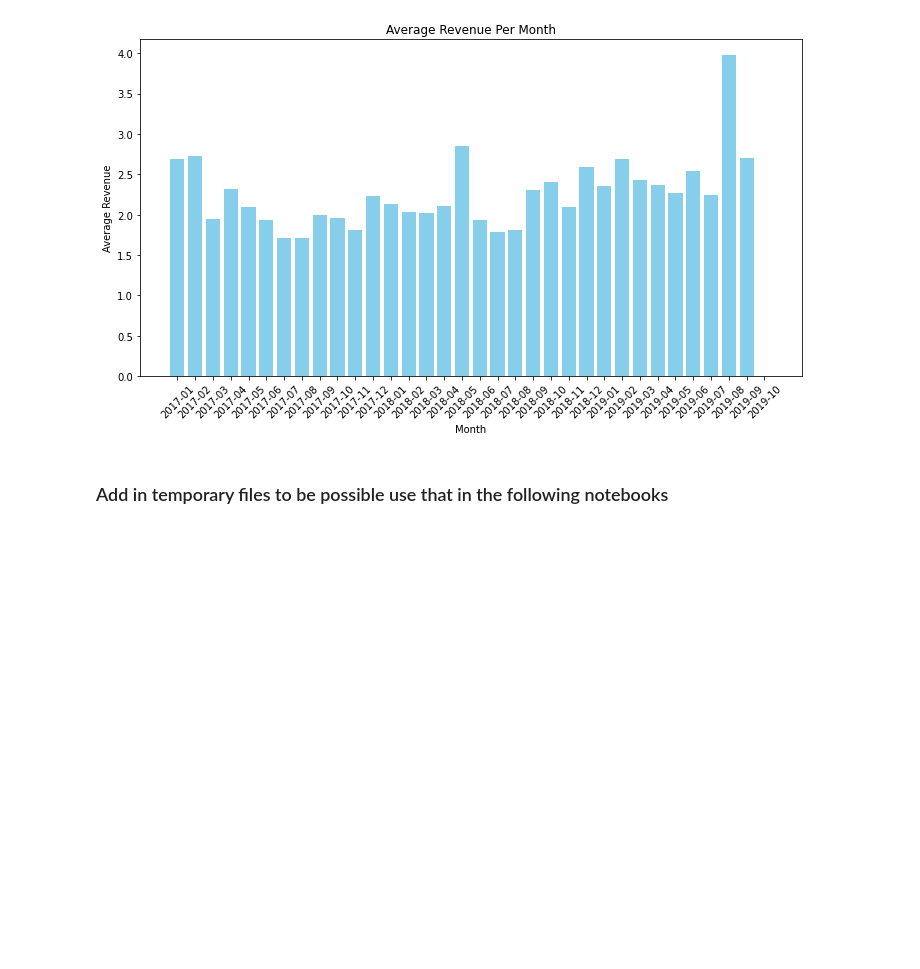
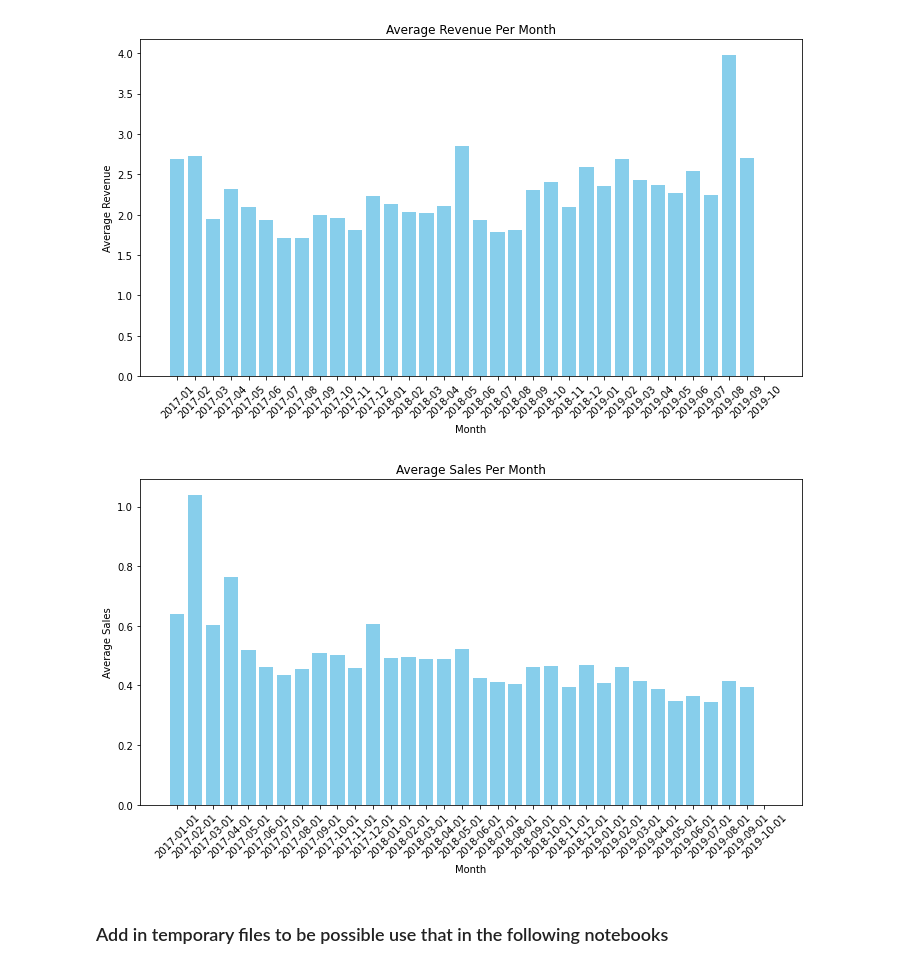
Before and after one commit to yurimfreitas/ProjectII, a Jupyter notebook: 3-DataProfiling.ipynb, the cells around one changed output. Cells and saved outputs as stored; diff of their text form; code cells hidden in the pictures; blank space fills up the shorter version.

Commit message:
data

```diff
--- a/3-DataProfiling.ipynb
+++ b/3-DataProfiling.ipynb
@@ -158,6 +158,29 @@ plt.tight_layout()
 plt.show()
 # %% [output]
 [figure]
+# %%
+# Group by month and aggregate sales
+df_monthly_sales = df_sales.groupby(df_sales['date'].dt.to_period('M')).agg({'sales': 'mean'}).reset_index()
+
+# Rename columns if needed
+df_monthly_sales.columns = ['month', 'average_sales']
+
+# Convert 'month' to string format for consistent plotting
+df_monthly_sales['month'] = df_monthly_sales['month'].dt.to_timestamp()
+
+# Plotting the data
+plt.figure(figsize=(10, 6))
+plt.bar(df_monthly_sales['month'].astype(str), df_monthly_sales['average_sales'], color='skyblue')
+plt.title('Average Sales Per Month')
+plt.xlabel('Month')
+plt.ylabel('Average Sales')
+plt.xticks(rotation=45)
+plt.tight_layout()
+
+# Display the plot
+plt.show()
+# %% [output]
+[figure, added]
 # %% [markdown]
 ### Add in temporary files to be possible use that in the following notebooks
 # %%
```
